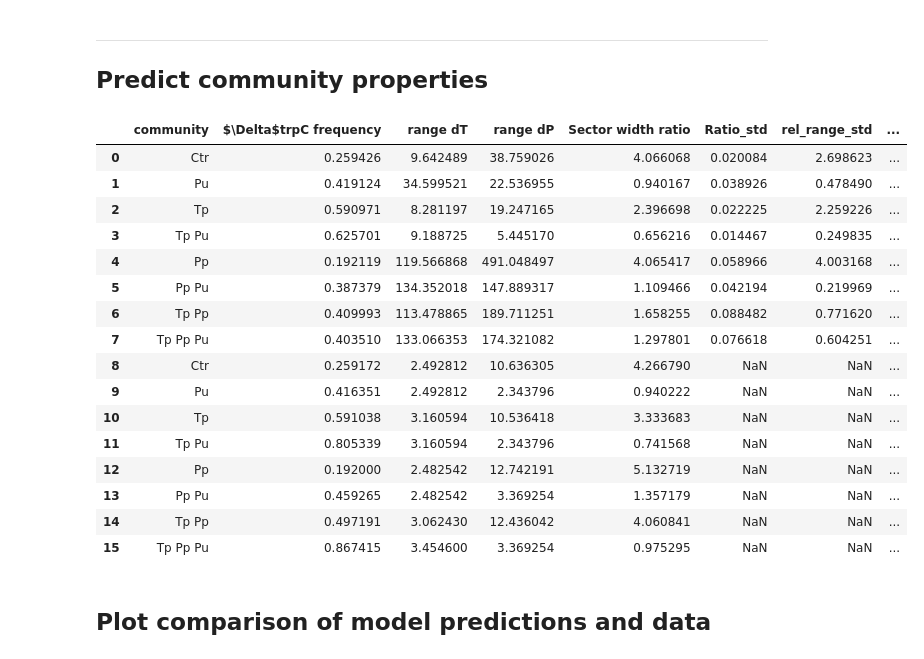
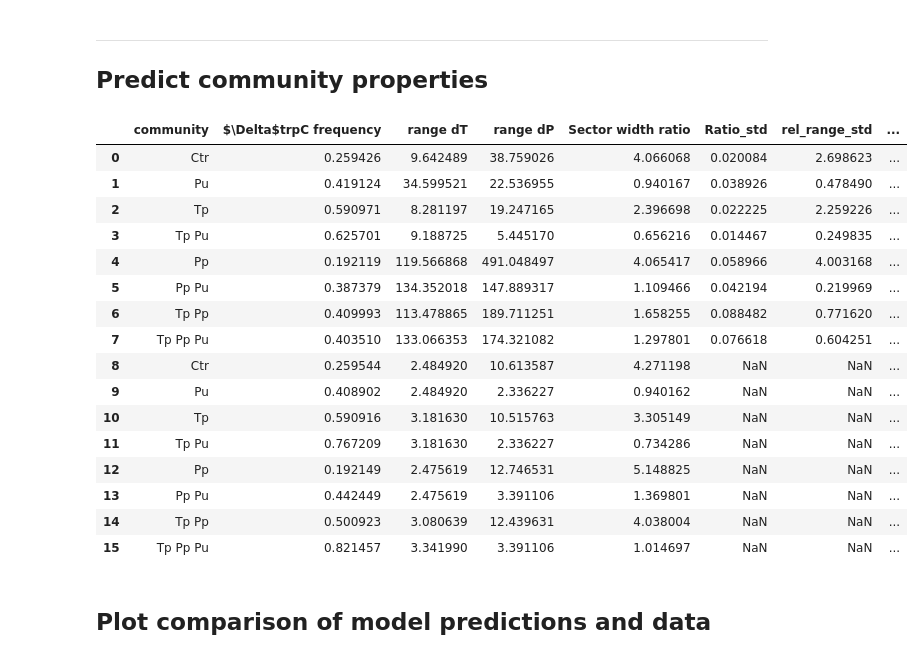
Before and after one commit to simonvanvliet/AuxotrophRangeExpansionModel, a Jupyter notebook: plot_model_predictions_range_expansion.ipynb, the cells around one changed output. Saved outputs shown, nothing was run; the diff lists cells and outputs as text; code cells hidden in the pictures.

```diff
--- a/plot_model_predictions_range_expansion.ipynb
+++ b/plot_model_predictions_range_expansion.ipynb
@@ -168,7 +170,7 @@ par_coms = {'Ctr': par_com_A, #Ctr: original community
             'Tp Pp Pu': par_com_H} #Tp Pp Pu: increased production of T and P and uptake of P
 
 #run the community model for the different communities
-communities = {key: community(mu_WT=growth_rates['WT'], **val) for key, val in par_coms.items()}
+communities = {key: community(ndim=3, mu_WT=growth_rates['WT'], **val) for key, val in par_coms.items()}
 
 #extract the equilibrium properties of the different communities
 df_pred = pd.DataFrame()
@@ -178,41 +180,45 @@ for key, val in communities.items():
     df_pred.loc[key, 'eq freq'] = val.eq
     df_pred.loc[key, 'relative growth'] = val.rel_growth_wt
     df_pred.loc[key, 'relative range'] = val.rangeP/val.rangeT
     df_pred.loc[key, 'range dP'] = val.rangeP
     df_pred.loc[key, 'range dT'] = val.rangeT
 
 df =  pd.concat([df_data, df_pred]).reset_index(drop=True)
 
 #by default dtrpC frequency is shown, here we change to dProC frequency
 df.rename(columns={'eq freq': '$\Delta$trpC frequency', 'relative range': 'Sector width ratio'}, inplace=True)
 df['$\Delta$proC frequency'] = 1 - df['$\Delta$trpC frequency']
 
 #add standard error estimate
 df['$\Delta$proC frequency SE'] = df['Ratio_std'] / np.sqrt(df['N'])
 df['Sector width ratio SE'] = df['rel_range_std'] / np.sqrt(df['N'])
 
+#add 95% CI
+df['$\Delta$proC frequency SI'] = t.isf(0.025, df['N']) * df['$\Delta$proC frequency SE']
+df['Sector width ratio SI'] = t.isf(0.025, df['N']) * df['Sector width ratio SE']
+
 #store the dataframe with the prediction and data
 df.to_csv('Processed-datafiles/model_predictions.csv', index=False)
 
 df.head(n=16)
 # %% [output]
 |  | community | $\Delta$trpC frequency | range dT | range dP | Sector width ratio | Ratio_std | rel_range_std | ... |
 | 0 | Ctr | 0.259426 | 9.642489 | 38.759026 | 4.066068 | 0.020084 | 2.698623 | ... |
 | 1 | Pu | 0.419124 | 34.599521 | 22.536955 | 0.940167 | 0.038926 | 0.478490 | ... |
 | 2 | Tp | 0.590971 | 8.281197 | 19.247165 | 2.396698 | 0.022225 | 2.259226 | ... |
 | 3 | Tp Pu | 0.625701 | 9.188725 | 5.445170 | 0.656216 | 0.014467 | 0.249835 | ... |
 | 4 | Pp | 0.192119 | 119.566868 | 491.048497 | 4.065417 | 0.058966 | 4.003168 | ... |
 | 5 | Pp Pu | 0.387379 | 134.352018 | 147.889317 | 1.109466 | 0.042194 | 0.219969 | ... |
 | 6 | Tp Pp | 0.409993 | 113.478865 | 189.711251 | 1.658255 | 0.088482 | 0.771620 | ... |
 | 7 | Tp Pp Pu | 0.403510 | 133.066353 | 174.321082 | 1.297801 | 0.076618 | 0.604251 | ... |
-| 8 | Ctr | 0.259172 | 2.492812 | 10.636305 | 4.266790 | NaN | NaN | ... |
-| 9 | Pu | 0.416351 | 2.492812 | 2.343796 | 0.940222 | NaN | NaN | ... |
-| 10 | Tp | 0.591038 | 3.160594 | 10.536418 | 3.333683 | NaN | NaN | ... |
-| 11 | Tp Pu | 0.805339 | 3.160594 | 2.343796 | 0.741568 | NaN | NaN | ... |
-| 12 | Pp | 0.192000 | 2.482542 | 12.742191 | 5.132719 | NaN | NaN | ... |
-| 13 | Pp Pu | 0.459265 | 2.482542 | 3.369254 | 1.357179 | NaN | NaN | ... |
-| 14 | Tp Pp | 0.497191 | 3.062430 | 12.436042 | 4.060841 | NaN | NaN | ... |
-| 15 | Tp Pp Pu | 0.867415 | 3.454600 | 3.369254 | 0.975295 | NaN | NaN | ... |
+| 8 | Ctr | 0.259544 | 2.484920 | 10.613587 | 4.271198 | NaN | NaN | ... |
+| 9 | Pu | 0.408902 | 2.484920 | 2.336227 | 0.940162 | NaN | NaN | ... |
+| 10 | Tp | 0.590916 | 3.181630 | 10.515763 | 3.305149 | NaN | NaN | ... |
+| 11 | Tp Pu | 0.767209 | 3.181630 | 2.336227 | 0.734286 | NaN | NaN | ... |
+| 12 | Pp | 0.192149 | 2.475619 | 12.746531 | 5.148825 | NaN | NaN | ... |
+| 13 | Pp Pu | 0.442449 | 2.475619 | 3.391106 | 1.369801 | NaN | NaN | ... |
+| 14 | Tp Pp | 0.500923 | 3.080639 | 12.439631 | 4.038004 | NaN | NaN | ... |
+| 15 | Tp Pp Pu | 0.821457 | 3.341990 | 3.391106 | 1.014697 | NaN | NaN | ... |
 # %% [markdown]
 ## Plot comparison of model predictions and data
 # %% [markdown]
```
Also changed, not shown: parts of 7 cells of this notebook, 4 other files.
